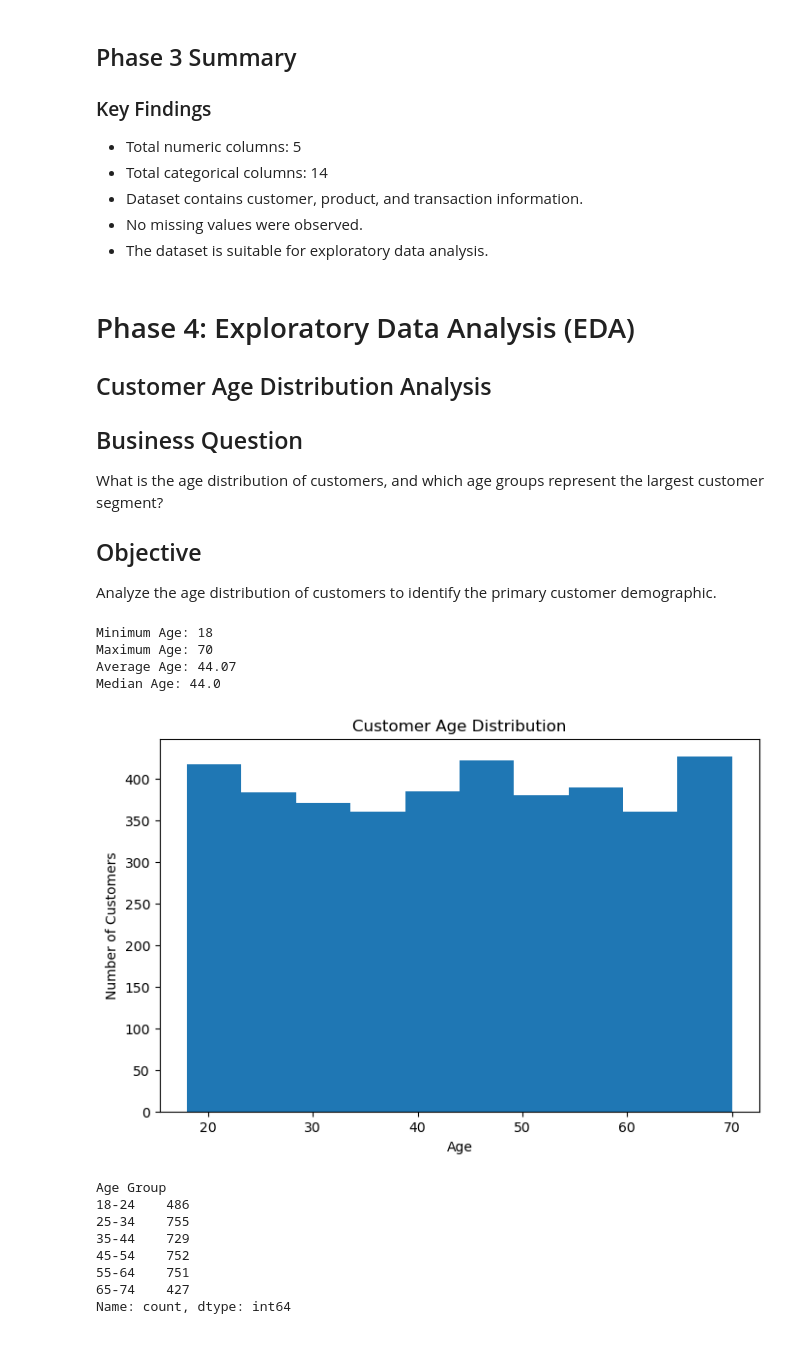
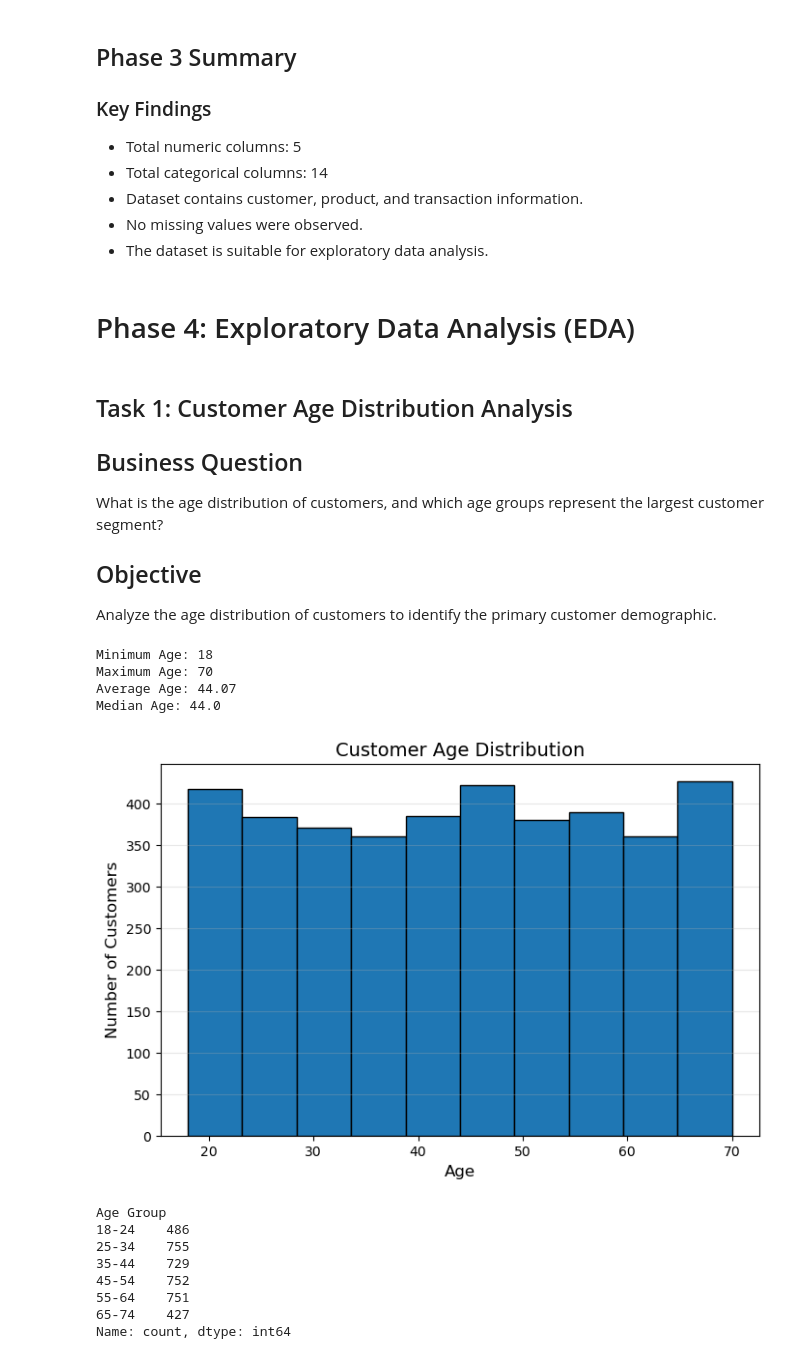
Before and after one commit to kalaranjani-a/customer-shopping-behavior-analysis, a Jupyter notebook: notebooks/customer_shopping_analysis.ipynb, the cells around one changed output. Cells and saved outputs as stored; diff of their text form; code cells hidden in the pictures.

```diff
--- a/notebooks/customer_shopping_analysis.ipynb
+++ b/notebooks/customer_shopping_analysis.ipynb
@@ -321,9 +321,10 @@ feature_summary.to_csv("../data/feature_summary.csv", index=False)
 - Dataset contains customer, product, and transaction information.
 - No missing values were observed.
 - The dataset is suitable for exploratory data analysis.
+# %% [markdown]
+# Phase 4: Exploratory Data Analysis (EDA)
 # %% [markdown]
-# Phase 4: Exploratory Data Analysis (EDA)
-## Customer Age Distribution Analysis
+## Task 1: Customer Age Distribution Analysis
 
 ## Business Question
 
@@ -338,23 +339,27 @@ print("Minimum Age:", df["Age"].min())
 print("Maximum Age:", df["Age"].max())
 print("Average Age:", round(df["Age"].mean(),2))
 print("Median Age:", df["Age"].median())
-
-# Visualization: Histogram
-plt.figure(figsize=(8,5))
-
-plt.hist(df["Age"], bins=10)
-
-plt.title("Customer Age Distribution")
-plt.xlabel("Age")
-plt.ylabel("Number of Customers")
-
-plt.show()
 # %% [output]
 Minimum Age: 18
 Maximum Age: 70
 Average Age: 44.07
 Median Age: 44.0
-[figure, removed]
+# %%
+
+# Visualization: Histogram
+plt.figure(figsize=(8,5))
+
+plt.hist(df["Age"], bins=10, edgecolor="black")
+
+plt.title("Customer Age Distribution", fontsize=14)
+plt.xlabel("Age", fontsize=12)
+plt.ylabel("Number of Customers", fontsize=12)
+
+plt.grid(axis='y', alpha=0.3)
+
+plt.show()
+# %% [output]
+[figure, added]
 # %%
 age_groups = [18,25,35,45,55,65,75]
 
```
Also changed, not shown: parts of 11 cells of this notebook, 2 other files.
